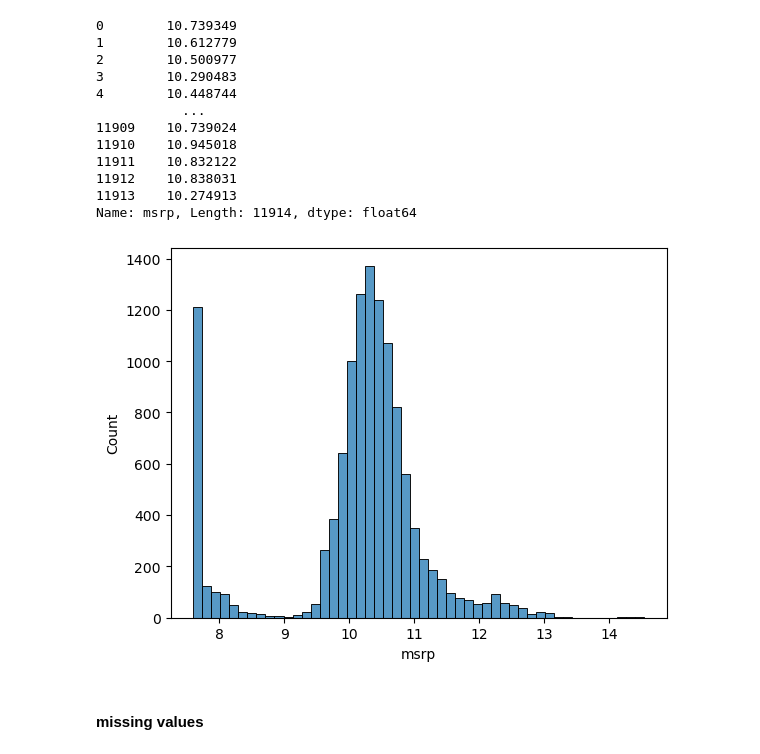
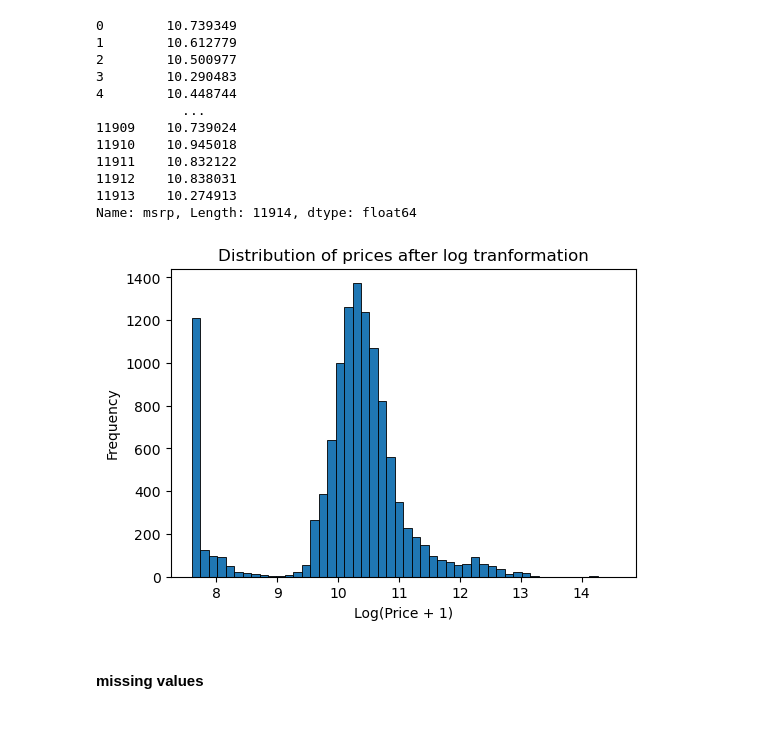
Before and after one commit to filipebodas/ml_zoomcamp_2025, a Jupyter notebook: code/02_regression/02_code.ipynb, the cells around one changed output. Saved outputs shown, nothing was run; the diff lists cells and outputs as text; code cells hidden in the pictures; blank space fills up the shorter version.

```diff
--- a/code/02_regression/02_code.ipynb
+++ b/code/02_regression/02_code.ipynb
@@ -133,10 +144,16 @@ price_logs
 11913    10.274913
 Name: msrp, Length: 11914, dtype: float64
 # %%
-sns.histplot(price_logs, bins = 50)
+plt.figure(figsize = (6, 4))
+
+sns.histplot(price_logs, bins=50, alpha=1)
+plt.ylabel('Frequency')
+plt.xlabel('Log(Price + 1)')
+plt.title('Distribution of prices after log tranformation')
+
 plt.show()
 # %% [output]
-[figure, old version]
+[figure, new version]
 # %% [markdown]
 #### missing values
 # %%
```
Also changed, not shown: parts of 110 cells of this notebook.
